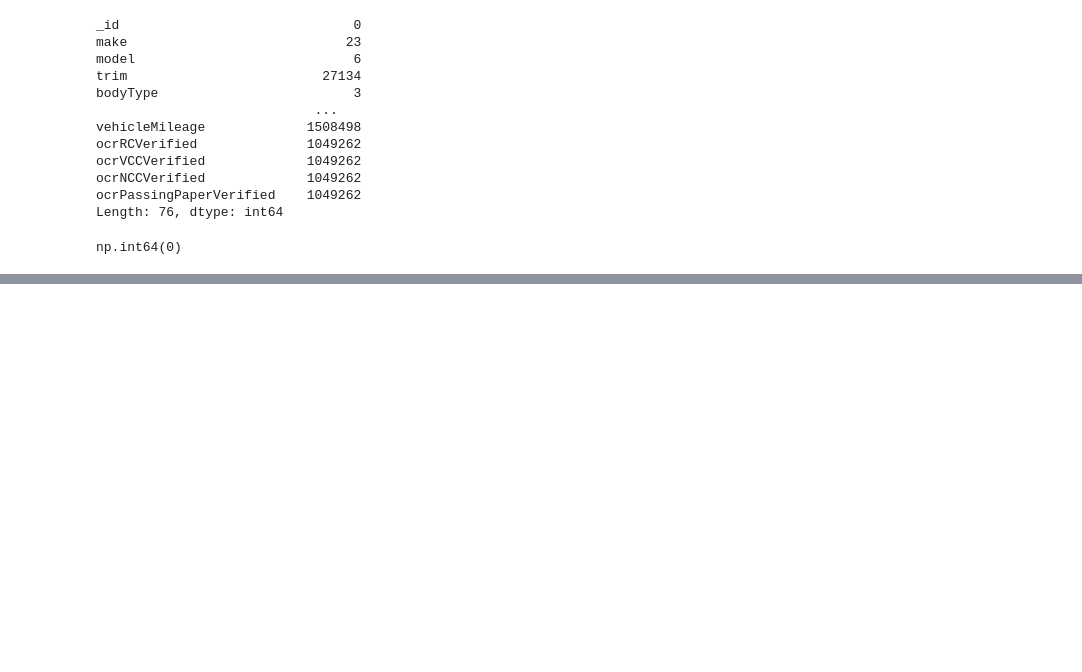
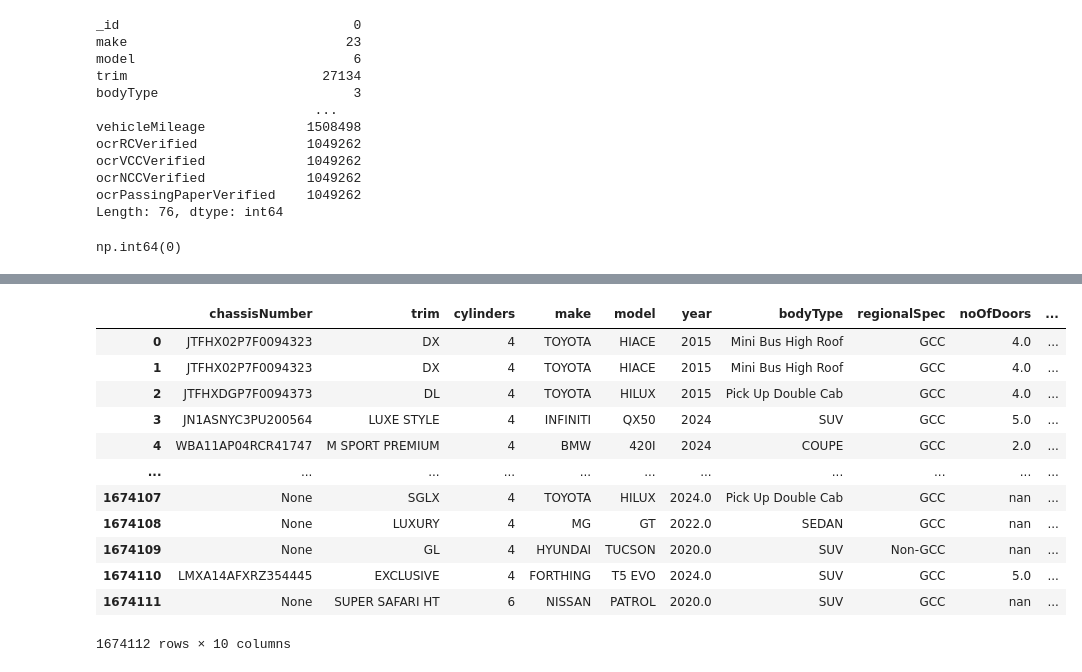
Before and after one commit to sarthak-opash/vin-sphere-python, a Jupyter notebook: Notebook/merge_chunks.ipynb, the cells around one changed output, grey strips where cells are left out. Drawn from its saved outputs; the diff is of its cells as text; code cells hidden in the pictures; blank space fills up the shorter version.

Commit message:
Make df_methaq with imp columns from main dataset

```diff
--- a/Notebook/merge_chunks.ipynb
+++ b/Notebook/merge_chunks.ipynb
@@ -69,0 +154,18 @@ np.int64(0)
+# %%
+df_methaq = df[["chassisNumber", "trim", "cylinders", "make", "model", "year", "bodyType", "regionalSpec", "noOfDoors", "engineSize"]]
+# %%
+df_methaq
+# %% [output]
+|  | chassisNumber | trim | cylinders | make | model | year | bodyType | regionalSpec | noOfDoors | ... |
+| 0 | JTFHX02P7F0094323 | DX | 4 | TOYOTA | HIACE | 2015 | Mini Bus High Roof | GCC | 4.0 | ... |
+| 1 | JTFHX02P7F0094323 | DX | 4 | TOYOTA | HIACE | 2015 | Mini Bus High Roof | GCC | 4.0 | ... |
+| 2 | JTFHXDGP7F0094373 | DL | 4 | TOYOTA | HILUX | 2015 | Pick Up Double Cab | GCC | 4.0 | ... |
+| 3 | JN1ASNYC3PU200564 | LUXE STYLE | 4 | INFINITI | QX50 | 2024 | SUV | GCC | 5.0 | ... |
+| 4 | WBA11AP04RCR41747 | M SPORT PREMIUM | 4 | BMW | 420I | 2024 | COUPE | GCC | 2.0 | ... |
+| ... | ... | ... | ... | ... | ... | ... | ... | ... | ... | ... |
+| 1674107 | None | SGLX | 4 | TOYOTA | HILUX | 2024.0 | Pick Up Double Cab | GCC | nan | ... |
+| 1674108 | None | LUXURY | 4 | MG | GT | 2022.0 | SEDAN | GCC | nan | ... |
+| 1674109 | None | GL | 4 | HYUNDAI | TUCSON | 2020.0 | SUV | Non-GCC | nan | ... |
+| 1674110 | LMXA14AFXRZ354445 | EXCLUSIVE | 4 | FORTHING | T5 EVO | 2024.0 | SUV | GCC | 5.0 | ... |
+| 1674111 | None | SUPER SAFARI HT | 6 | NISSAN | PATROL | 2020.0 | SUV | GCC | nan | ... |
+1674112 rows × 10 columns
```
Also changed, not shown: parts of 9 cells of this notebook.
